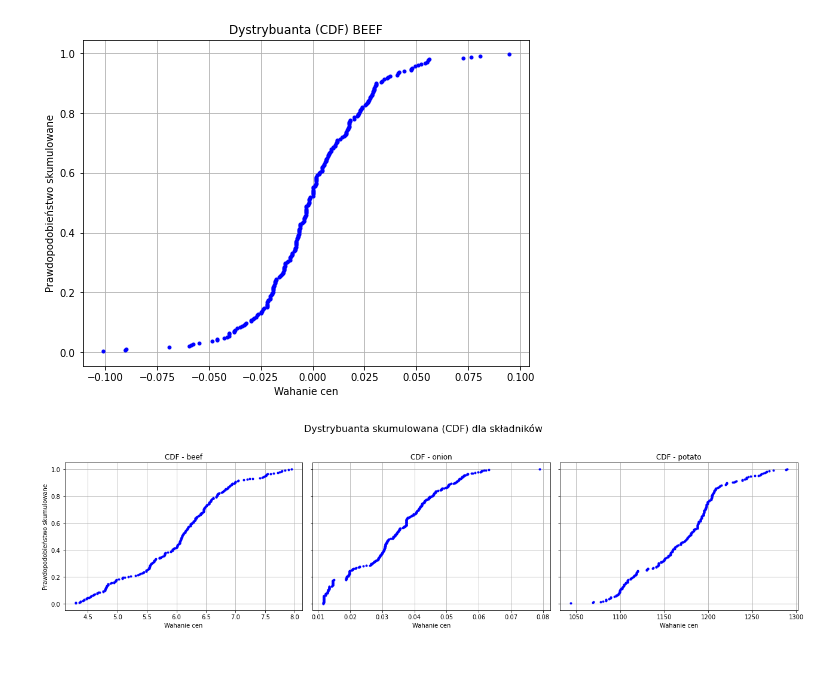
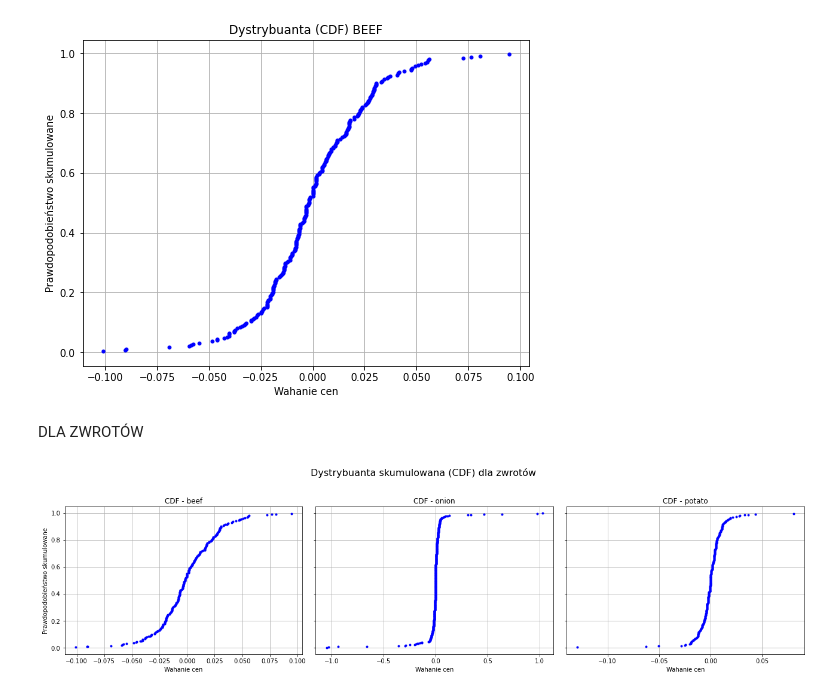
Before and after one commit to werpyr1003/Zarz-dzanie_ryzykiem_McDonald_Corporation, a Jupyter notebook: Projekt_2/Kody.ipynb, the cells around one changed output. Drawn from its saved outputs; the diff is of its cells as text; code cells hidden in the pictures; blank space fills up the shorter version.

```diff
--- a/Projekt_2/Kody.ipynb
+++ b/Projekt_2/Kody.ipynb
@@ -80,0 +146,11 @@ logret_tomato_data =  np.log(tomato_data / tomato_data.shift(1))
+# %%
+
+fig, axes = plt.subplots(1, 3, figsize=(18, 5), sharey=True)
+
+plot_acf(logret_beef_data.dropna(), ax=axes[0], lags=30, title='ACF - Beef', zero=False)
+plot_acf(logret_onion_data.dropna(), ax=axes[1], lags=30, title='ACF - Onion', zero=False)
+plot_acf(logret_tomato_data.dropna(), ax=axes[2], lags=30, title='ACF - Tomato', zero=False)
+
+plt.suptitle("Autokorelacja (ACF) log-zwrotów", fontsize=16)
+plt.tight_layout(rect=[0, 0, 1, 0.95])
+plt.show()
@@ -119,14 +215,14 @@ Autocorrelation (lag 1)         -0.291311
 # %%
 ingredients = {
-    'beef': beef_data.squeeze(),
-    'onion': onion_data.squeeze(),
-    'potato': tomato_data.squeeze()
+    'beef': logret_beef_data.squeeze(),
+    'onion': logret_onion_data.squeeze(),
+    'potato': logret_tomato_data.squeeze()
 }
 
 volatility_results = pd.DataFrame()
 
 for name, series in ingredients.items():
-    metrics = calculate_volatility_metrics(series)
+    metrics = calculate_volatility_metrics_from_logrets(series)
     metrics.columns = [name]
     if volatility_results.empty:
         volatility_results = metrics
@@ -162,8 +259,18 @@ print(calculate_quantiles(beef_data))
+# %%
+def calculate_quantiles_from_logrets(log_returns, quantiles=[0.05, 0.25, 0.5, 0.75, 0.95]):
+    quantile_values = {f"Q{int(q*100)}": log_returns.quantile(q) for q in quantiles}
+    return quantile_values
 # %%
+logret_data = {
+    'beef': logret_beef_data.squeeze(),
+    'onion': logret_onion_data.squeeze(),
+    'potato': logret_tomato_data.squeeze()
+}
+
 quantile_results = pd.DataFrame()
 
-for name, series in ingredients.items():
-    q_values = calculate_quantiles(series)
+for name, series in logret_data.items():
+    q_values = calculate_quantiles_from_logrets(series)
     q_df = pd.DataFrame.from_dict(q_values, orient='index', columns=[name])
 
     if quantile_results.empty:
@@ -171,6 +278,6 @@ for name, series in ingredients.items():
     else:
         quantile_results = pd.concat([quantile_results, q_df], axis=1)
 
-display(quantile_results.style.format("{:.2f}"))
+display(quantile_results.style.format("{:.2f}%"))
 # %% [output]
 |  | beef | onion | potato |
@@ -199,30 +306,32 @@ def plot_cdf(data, title = ''):
 plot_cdf(logret_beef_data, "BEEF")
 # %% [output]
 [figure]
+# %% [markdown]
+DLA ZWROTÓW
 # %%
 def plot_multiple_cdfs(data_dict):
     fig, axes = plt.subplots(1, 3, figsize=(18, 5), sharey=True)
 
     for ax, (name, data) in zip(axes, data_dict.items()):
         sorted_data = np.sort(data)
         cdf = np.arange(1, len(sorted_data) + 1) / len(sorted_data)
 
         ax.plot(sorted_data, cdf, marker='.', linestyle='none', color='blue')
         ax.set_title(f"CDF - {name}")
         ax.set_xlabel("Wahanie cen")
         ax.grid(True)
 
     axes[0].set_ylabel("Prawdopodobieństwo skumulowane")
-    plt.suptitle("Dystrybuanta skumulowana (CDF) dla składników", fontsize=16)
+    plt.suptitle("Dystrybuanta skumulowana (CDF) dla zwrotów", fontsize=16)
     plt.tight_layout(rect=[0, 0, 1, 0.95])
     plt.show()
 
 data_dict = {
-    'beef': beef_data.squeeze(),
-    'onion': onion_data.squeeze(),
-    'potato': tomato_data.squeeze()
+    'beef': logret_beef_data.squeeze(),
+    'onion': logret_onion_data.squeeze(),
+    'potato': logret_tomato_data.squeeze()
 }
 
 plot_multiple_cdfs(data_dict)
 # %% [output]
-[figure, old version]
+[figure, new version]
```
Also changed, not shown: parts of 12 cells of this notebook.
